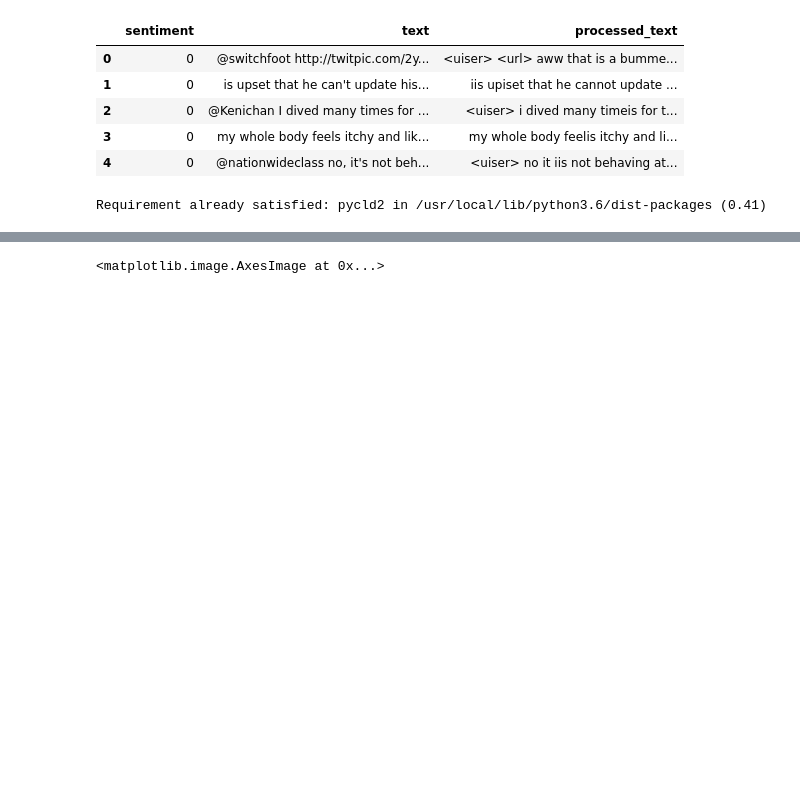
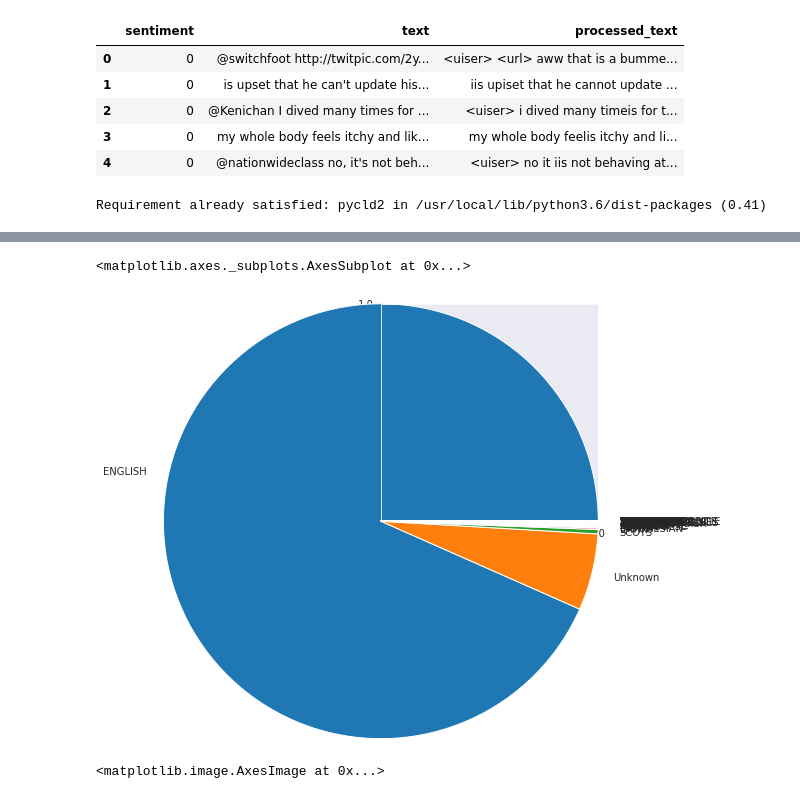
Before and after one commit to Nagesh-Cheripally/Sentiment-analysis-on-1.6M-tweets, a Jupyter notebook: 1_6M_Tweets_Analysis.ipynb, the cells around one changed output, grey strips where cells are left out. Drawn from its saved outputs; the diff is of its cells as text; code cells hidden in the pictures; blank space fills up the shorter version.

```diff
--- a/1_6M_Tweets_Analysis.ipynb
+++ b/1_6M_Tweets_Analysis.ipynb
@@ -246,3 +258,12 @@ Name: processed_text, dtype: int64
+# %%
+language_detection.value_counts().plot.pie(explode=None,
+                                           autopct=None, pctdistance=0.6, shadow=False,
+                                           labeldistance=1.1, startangle=None, radius=None,
+                                           counterclock=True, wedgeprops=None, textprops=None,
+                                           center=(0, 0), frame=True, rotatelabels=False)
+# %% [output]
+<matplotlib.axes._subplots.AxesSubplot at 0x...>
+[figure, added]
 # %%
 processedtext = list(dataset['processed_text'])
 data_pos = processedtext[800000:]
```
Also changed, not shown: parts of 5 cells of this notebook.
